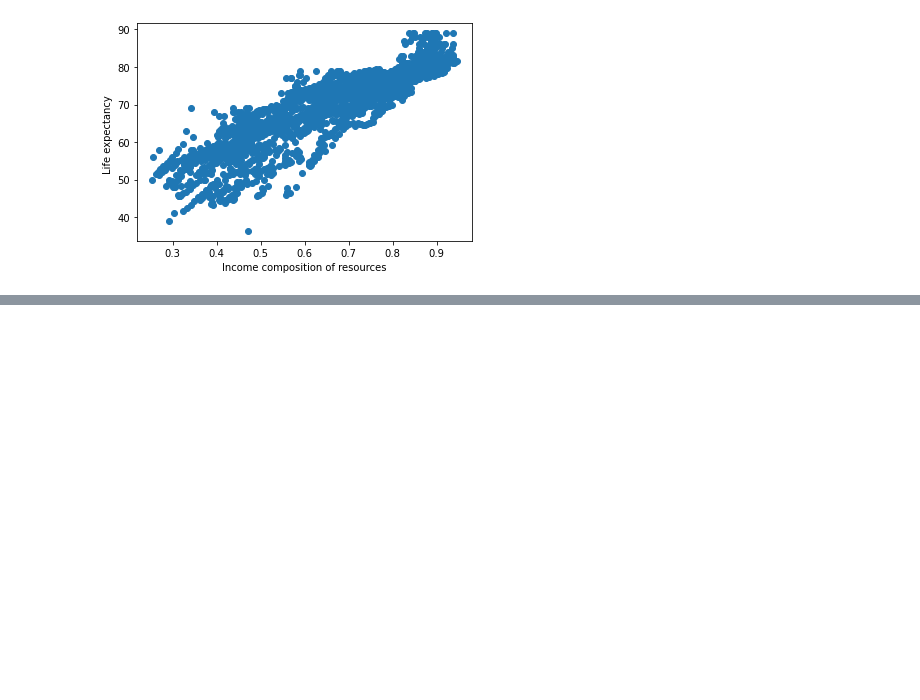
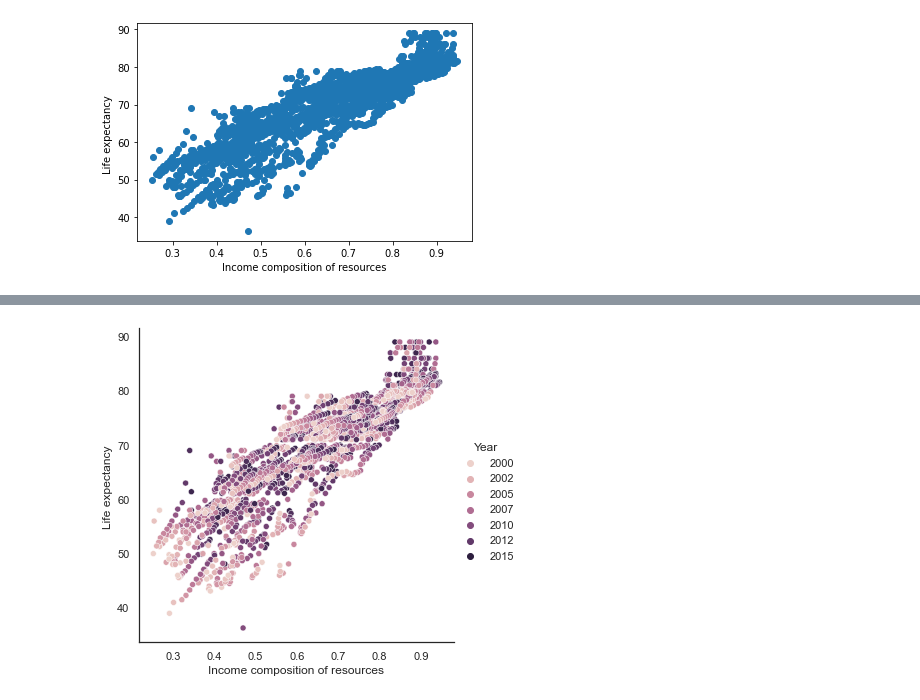
Before and after one commit to lgpatruyo/Life-Expectancy-Project-WHO-, a Jupyter notebook: WHO_Kaggle.ipynb, the cells around one changed output, grey strips where cells are left out. Drawn from its saved outputs; the diff is of its cells as text; code cells hidden in the pictures; blank space fills up the shorter version.

```diff
--- a/WHO_Kaggle.ipynb
+++ b/WHO_Kaggle.ipynb
@@ -219,0 +260,10 @@ plt.show()
+# %%
+#sns.set_style("white")
+
+sns.relplot(x='Income composition of resources', y='Life expectancy ', data=df_new, kind='scatter', hue='Year')
+#sns.set_theme()
+
+#plt.legend(loc='upper left')
+plt.show()
+# %% [output]
+[figure, added]
```
Also changed, not shown: parts of 39 cells of this notebook.
